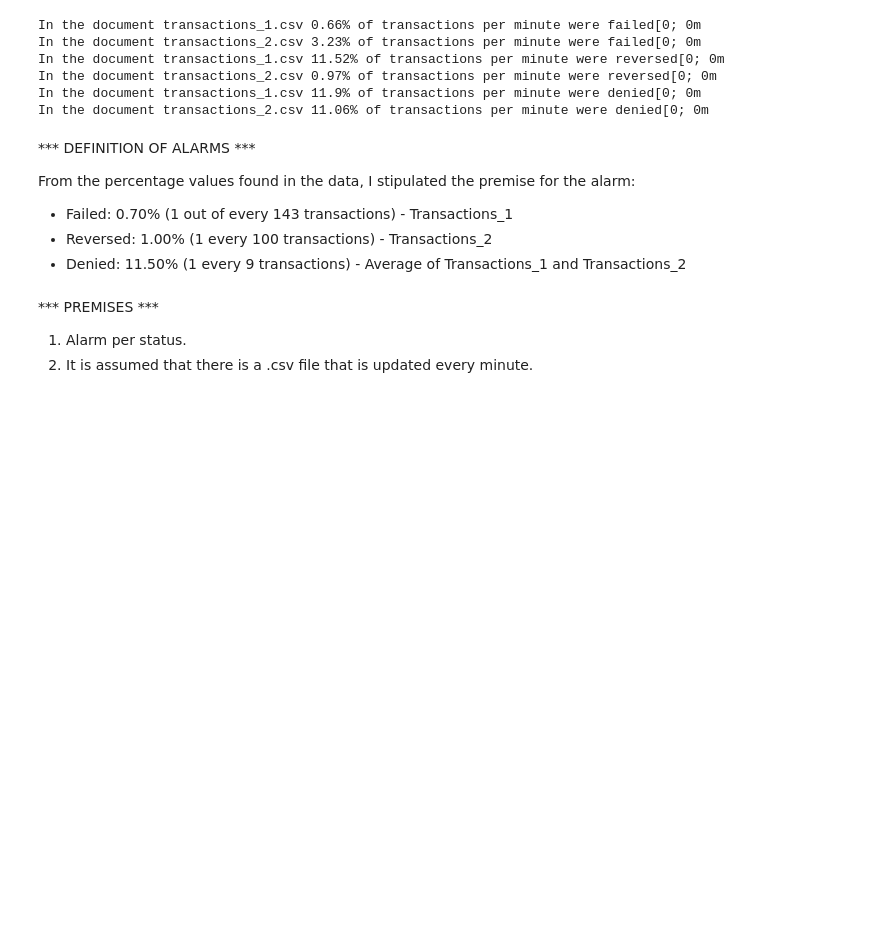
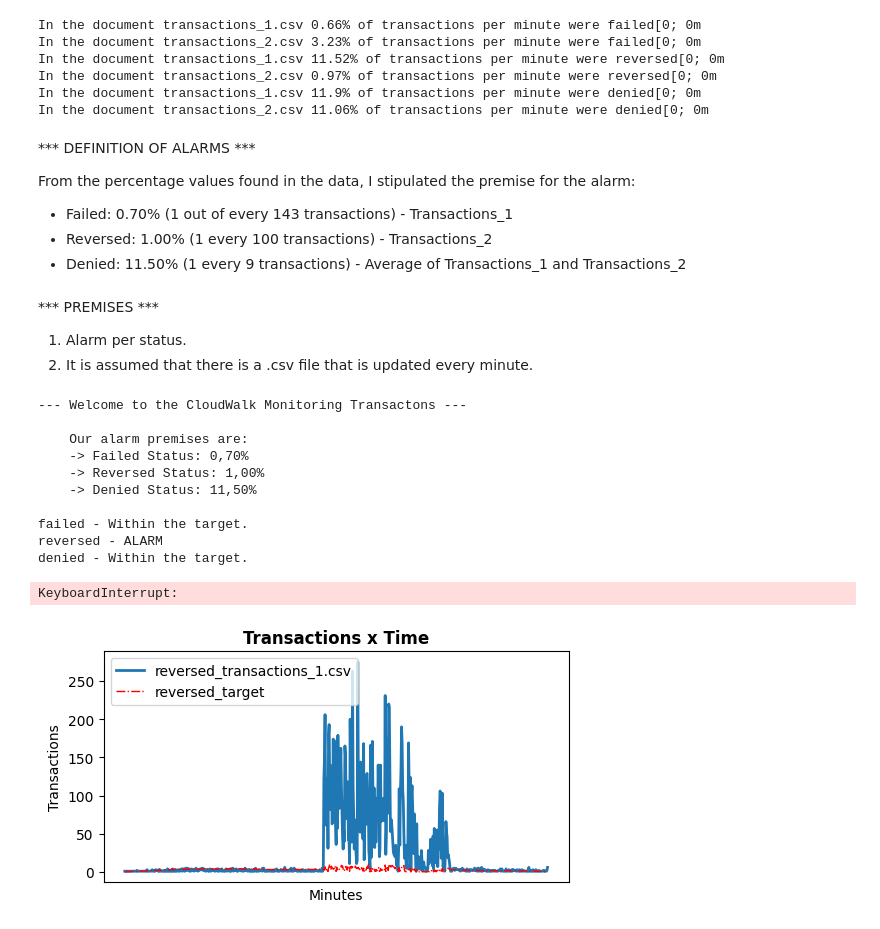
Before and after one commit to pedrofonsecapadilha/CloudWalk_Test, a Jupyter notebook: 3.2-SolveTheProblem.ipynb, the cells around one changed output. Saved outputs shown, nothing was run; the diff lists cells and outputs as text; code cells hidden in the pictures; blank space fills up the shorter version.

Commit message:
send email alert function + analyse last minute function + chart adjusts

```diff
--- a/3.2-SolveTheProblem.ipynb
+++ b/3.2-SolveTheProblem.ipynb
@@ -192,3 +215,46 @@ From the percentage values found in the data, I stipulated the premise for the a
 
 1. Alarm per status.
 2. It is assumed that there is a .csv file that is updated every minute.
+# %%
+# FUNCTION TO SEND AN E-MAIL ALARM - WITH CHAR
+
+def send_alarm_email(subject, body):
+    from email.message import EmailMessage
+    from email.mime.multipart import MIMEMultipart
+    from email.mime.text import MIMEText
+    from email.mime.image import MIMEImage
+    import ssl
+    import smtplib
+
+    email_sender = 'pedro.cloudwalk@gmail.com'
+    email_password = 'cuwqdemdllzqxwgo'
+    email_receiver = ['pedro.cloudwalk@gmail.com']
+
+    em = MIMEMultipart("related")
+    em['From'] = email_sender
+    em['To'] = ", ".join(email_receiver)
+    em['Subject'] = subject
+
+    html_body = """
+    <html>
+    <body>
+    <h1>{}</h1>
+    <p>{}</p>
+    <img src="cid:image1">
+    </body>
+    </html>
+    """.format(subject, body)
+
+    em.attach(MIMEText(html_body, "html"))
+
+    with open('Plots/char.png', 'rb') as image_file:
+        image_data = image_file.read()
+        image = MIMEImage(image_data)
+        image.add_header('Content-ID', '<image1>')
+        em.attach(image)
+
+    context = ssl.create_default_context()
+
+    with smtplib.SMTP_SSL('smtp.gmail.com', 465, context=context) as smtp:
+        smtp.login(email_sender, email_password)
+        smtp.sendmail(email_sender, email_receiver, em.as_string())
@@ -292,0 +351,15 @@ status_trans_min(doc, 'denied', 4)
+# %%
+csv_update('transactions_1.csv')
+# %% [output]
+--- Welcome to the CloudWalk Monitoring Transactons ---
+
+    Our alarm premises are:
+    -> Failed Status: 0,70%
+    -> Reversed Status: 1,00%
+    -> Denied Status: 11,50%
+
+failed - Within the target.
+reversed - ALARM
+denied - Within the target.
+KeyboardInterrupt:
+[figure, added]
```
Also changed, not shown: parts of 8 cells of this notebook, 2 other files.
